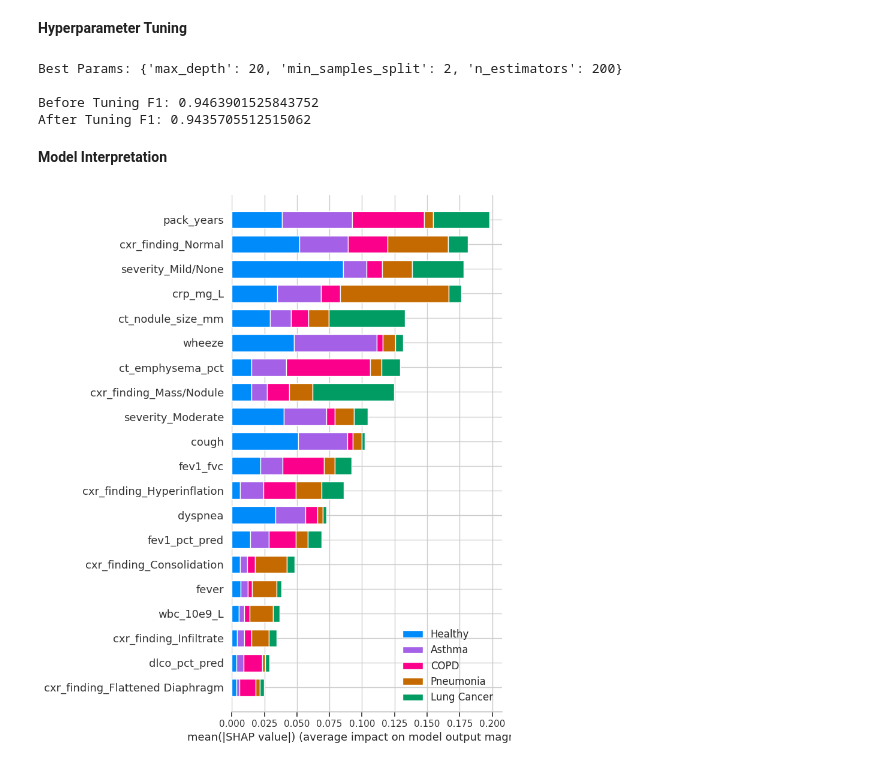
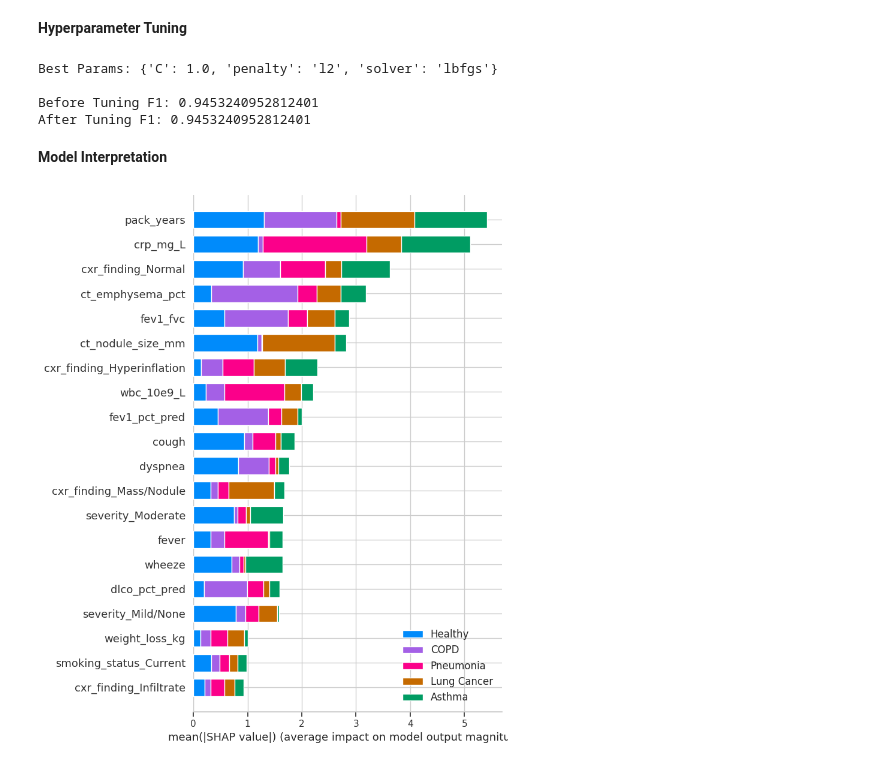
Before and after one commit to KiUmac/lung-disease-detection-model-training, a Jupyter notebook: Lung_Disease_Analysis_disease_type.ipynb, the cells around one changed output. Drawn from its saved outputs; the diff is of its cells as text; code cells hidden in the pictures.

```diff
--- a/Lung_Disease_Analysis_disease_type.ipynb
+++ b/Lung_Disease_Analysis_disease_type.ipynb
@@ -417,8 +417,13 @@ plt.show()
 **Hyperparameter Tuning**
 # %%
 # Tune best model
-if 'Random Forest' in best_model_name:
-    param_grid = {'n_estimators': [100, 200], 'max_depth': [10, 20], 'min_samples_split': [2, 5]}
+if 'Logistic Regression' in best_model_name:
+    # Correcting the param_grid to be compatible with Logistic Regression
+    param_grid = {
+        'C': [0.1, 1.0, 10.0],
+        'penalty': ['l2'],
+        'solver': ['lbfgs']
+    }
     grid_search = GridSearchCV(best_model, param_grid, cv=5, scoring='f1_macro')
     grid_search.fit(X_train, y_train)
     tuned_model = grid_search.best_estimator_
@@ -429,33 +434,37 @@ if 'Random Forest' in best_model_name:
     print("\nBefore Tuning F1:", f1_score(y_test, y_pred, average='macro'))
     print("After Tuning F1:", f1_score(y_test, y_pred_tuned, average='macro'))
 # %% [output]
-Best Params: {'max_depth': 20, 'min_samples_split': 2, 'n_estimators': 200}
+Best Params: {'C': 1.0, 'penalty': 'l2', 'solver': 'lbfgs'}
 
-Before Tuning F1: 0.9463901525843752
-After Tuning F1: 0.9435705512515062
+Before Tuning F1: 0.9453240952812401
+After Tuning F1: 0.9453240952812401
 # %% [markdown]
 **Model Interpretation**
 # %%
-# SHAP for feature importance (auto-detect explainer type)
-# Use shap.Explainer for compatibility with both linear and tree models
+# SHAP for feature importance
+# Passing X_test as a DataFrame ensures feature names are preserved
 explainer = shap.Explainer(tuned_model if 'tuned_model' in locals() else best_model, X_train)
-# We set check_additivity=False to avoid the ExplainerError seen previously
-shap_values = explainer(X_test, check_additivity=False)
+shap_values = explainer(X_test)
 
-# Summary plot for multi-class importance
 shap.summary_plot(shap_values, X_test, class_names=le.classes_)
 plt.show()
 
-# LIME example for one instance
+# LIME interpretation with feature name fix
 lime_explainer = lime.lime_tabular.LimeTabularExplainer(
     X_train.values,
-    feature_names=X.columns,
+    feature_names=X_train.columns.tolist(),
     class_names=le.classes_,
     mode='classification'
 )
+
+# Define a prediction wrapper to keep feature names
+def predict_wrapper(data):
+    return best_model.predict_proba(pd.DataFrame(data, columns=X_train.columns))
+
 instance = X_test.iloc[0]
-exp = lime_explainer.explain_instance(instance.values, best_model.predict_proba)
+# Use the wrapper instead of the raw predict_proba
+exp = lime_explainer.explain_instance(instance.values, predict_wrapper)
 exp.show_in_notebook(show_table=True)
 # %% [output]
-[figure, old version]
+[figure, new version]
 [interactive output not drawn]
```
Also changed, not shown: parts of 2 cells of this notebook.
